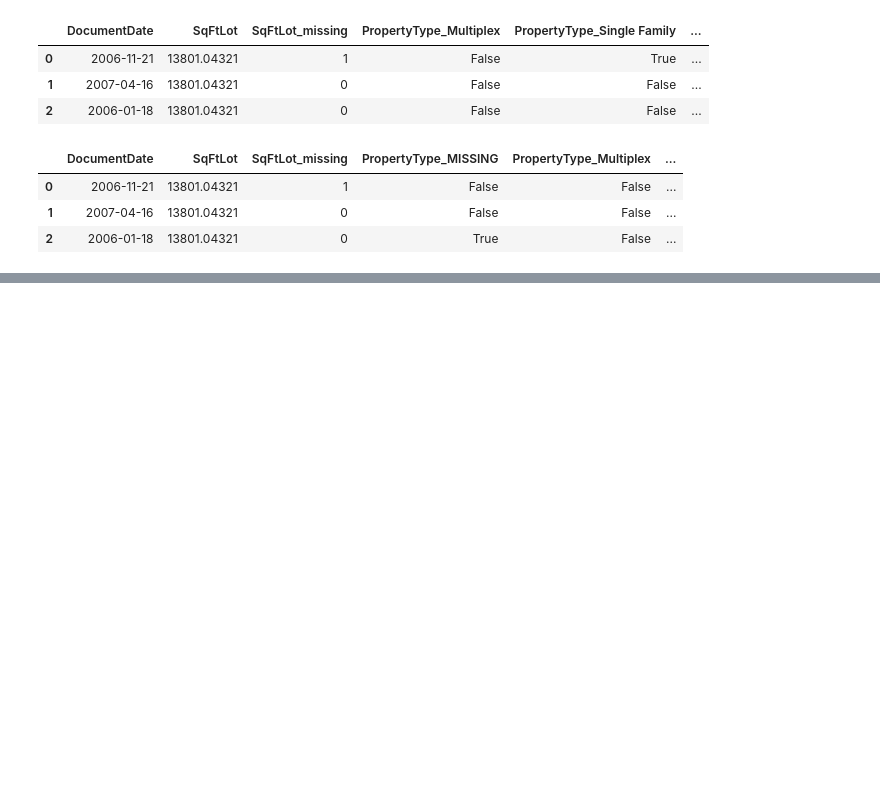
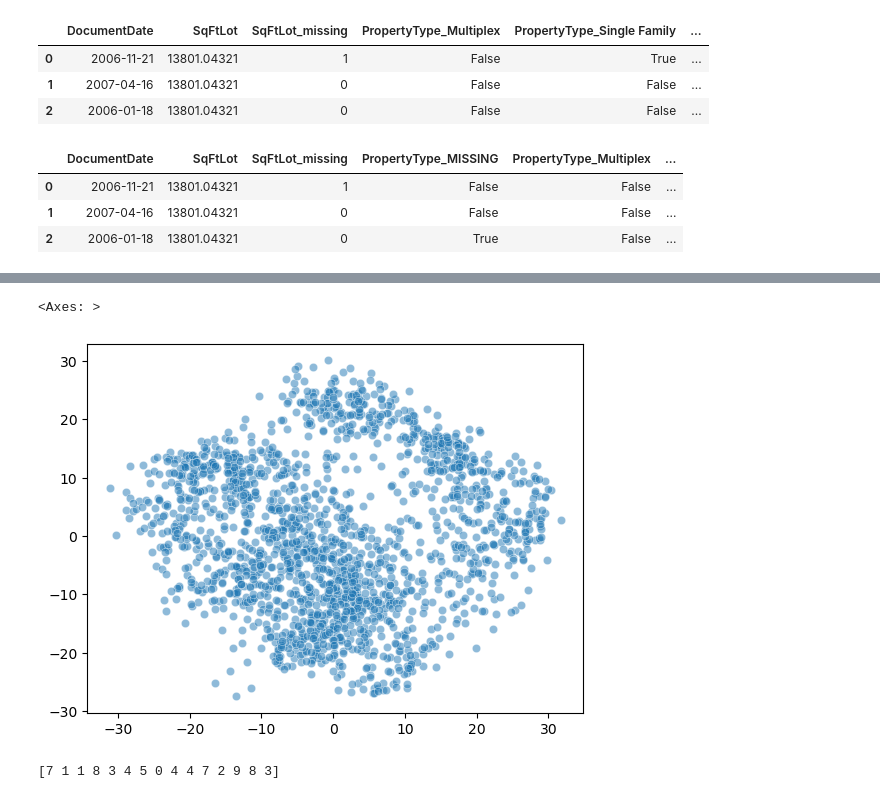
Before and after one commit to ZhaoJackson/Data_Science_, a Jupyter notebook: Final/Exercise.ipynb, the cells around one changed output, grey strips where cells are left out. Saved outputs shown, nothing was run; the diff lists cells and outputs as text; code cells hidden in the pictures; blank space fills up the shorter version.

```diff
--- a/Final/Exercise.ipynb
+++ b/Final/Exercise.ipynb
@@ -271,0 +580,51 @@ df_new.head(3)
+# %%
+# First we'll reduce our dataset from 64 to 2 dimensions using PCA for plotting
+
+# Instantiate a pca object that will result in 2 components being returned.
+#   Use n_components=2, random_state=512
+# Store as pca
+pca = PCA(n_components = 2,
+          random_state = 512)
+
+# Transform X_digits to 2D using fit_transform.
+# Store as X_2D
+X_2D = pca.fit_transform(X_digits)
+
+# assert that the dataset has been reduced to 2 dimensions (2 columns)
+assert X_2D.shape[1] == 2
+# %%
+# Create a scatterplot of X_2D
+
+# Use sns.scatterplot to plot X_2D with
+#   the first column of X_2D on the x-axis
+#   the second column of X_2D on the y-axis
+#   alpha=.5 to make points slightly transparent
+sns.scatterplot(x = X_2D[:, 0],
+                y = X_2D[:, 1],
+                alpha = .5)
+# %% [output]
+<Axes: >
+[figure, added]
+# %%
+# Cluster the full dataset X_digits using KMeans
+
+
+# Intantiate a KMeans object
+#   which will generate 10 clusters
+#   use init='k-means++'
+#   and random_state=512
+#   all other parameters as default (including init='k-means++')
+# Store as km
+km = KMeans(n_clusters = 10,
+            init = 'k-means++',
+            random_state = 512)
+
+# Use .fit_predict() on X_digits to both fit our k-means model and generate cluster assignments.
+# Store the result as cluster_assignments_km
+cluster_assignments_km = km.fit_predict(X_digits)
+
+# print the first 15 cluster assignments in cluster_assignments_km
+#   They should all be integers between 0 and 9 inclusive
+print(cluster_assignments_km[:15])
+# %% [output]
+[7 1 1 8 3 4 5 0 4 4 7 2 9 8 3]
```
Also changed, not shown: parts of 30 cells of this notebook, 2 other files.
